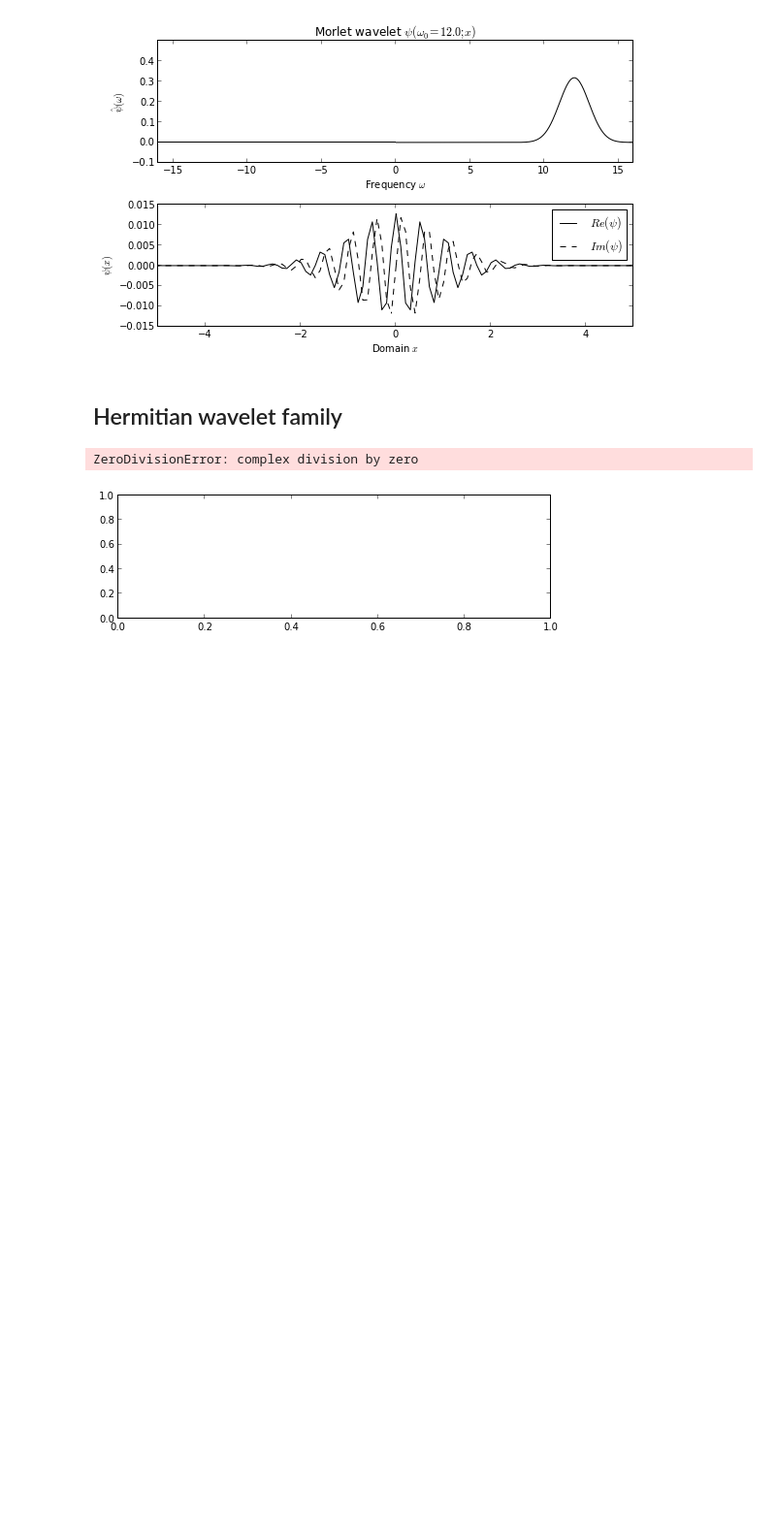
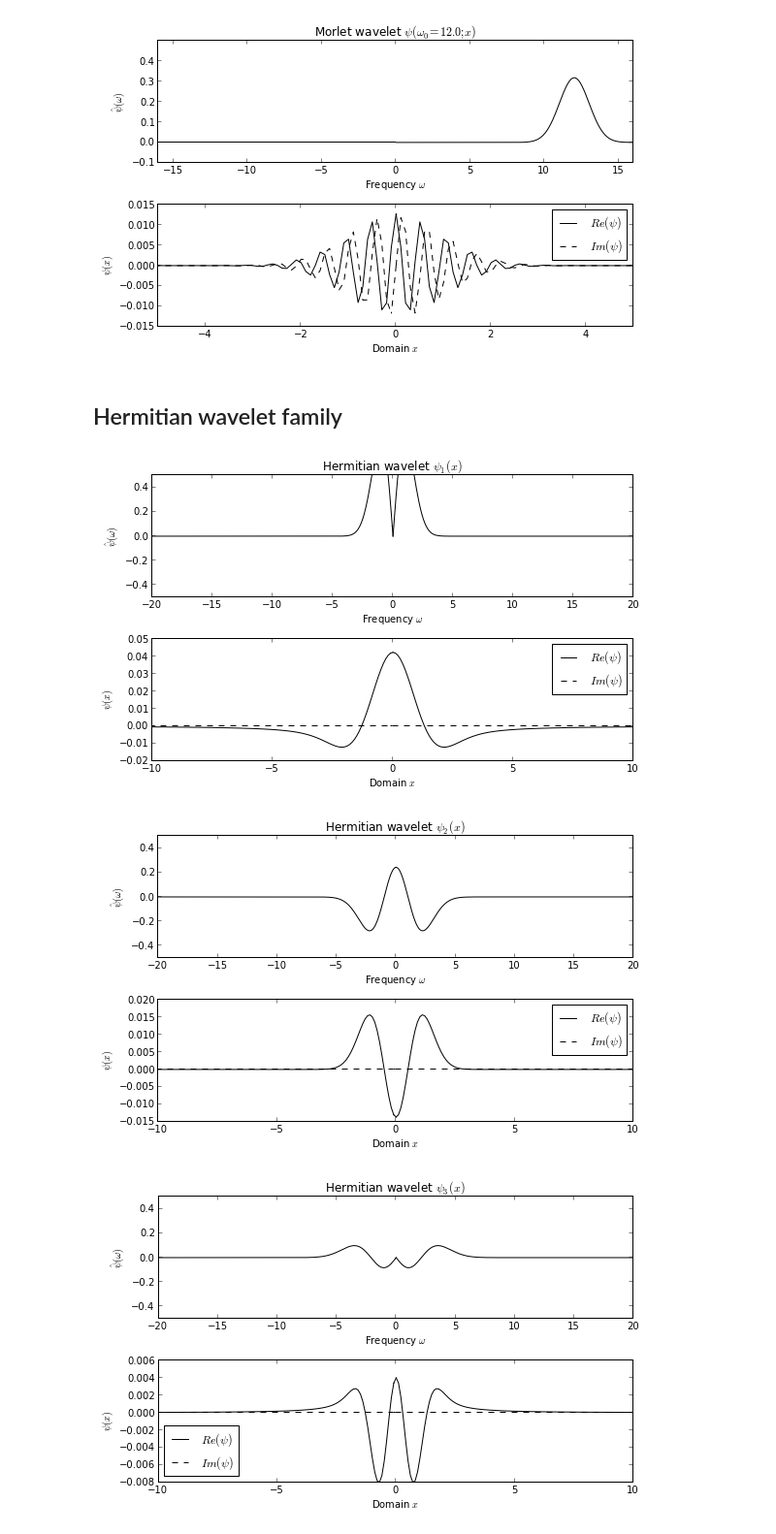
Before and after one commit to pysiss/pysiss, a Jupyter notebook: examples/wavelet_plotting.ipynb, the cells around one changed output. Shown at 97% size. Saved outputs shown, nothing was run; the diff lists cells and outputs as text; code cells hidden in the pictures; blank space fills up the shorter version.

```diff
--- a/examples/wavelet_plotting.ipynb
+++ b/examples/wavelet_plotting.ipynb
@@ -48,11 +48,14 @@ for ffreq in [0., 6., 12.]:
 Hermitian wavelet family
 ------------------------
 # %%
-for order in [0, 1, 2]:
+for order in range(1, 10):
     properties = WaveletProperties(order=order)
     herm = Hermitian(signal=arange(10), properties=properties)
     fig, ax1, ax2 = plot_wavelet(herm, complex_wavelet=True,
         title='Hermitian wavelet $\psi_{0}(x)$'.format(properties['order']))
+    ax1.set_xlim([-20, 20])
+    ax1.set_ylim([-0.5, 0.5])
 # %% [output]
-ZeroDivisionError: complex division by zero
-[figure, old version]
+[figure, new version]
+[figure, added]
+[figure, added]
```
Also changed, not shown: parts of 1 cell of this notebook.
